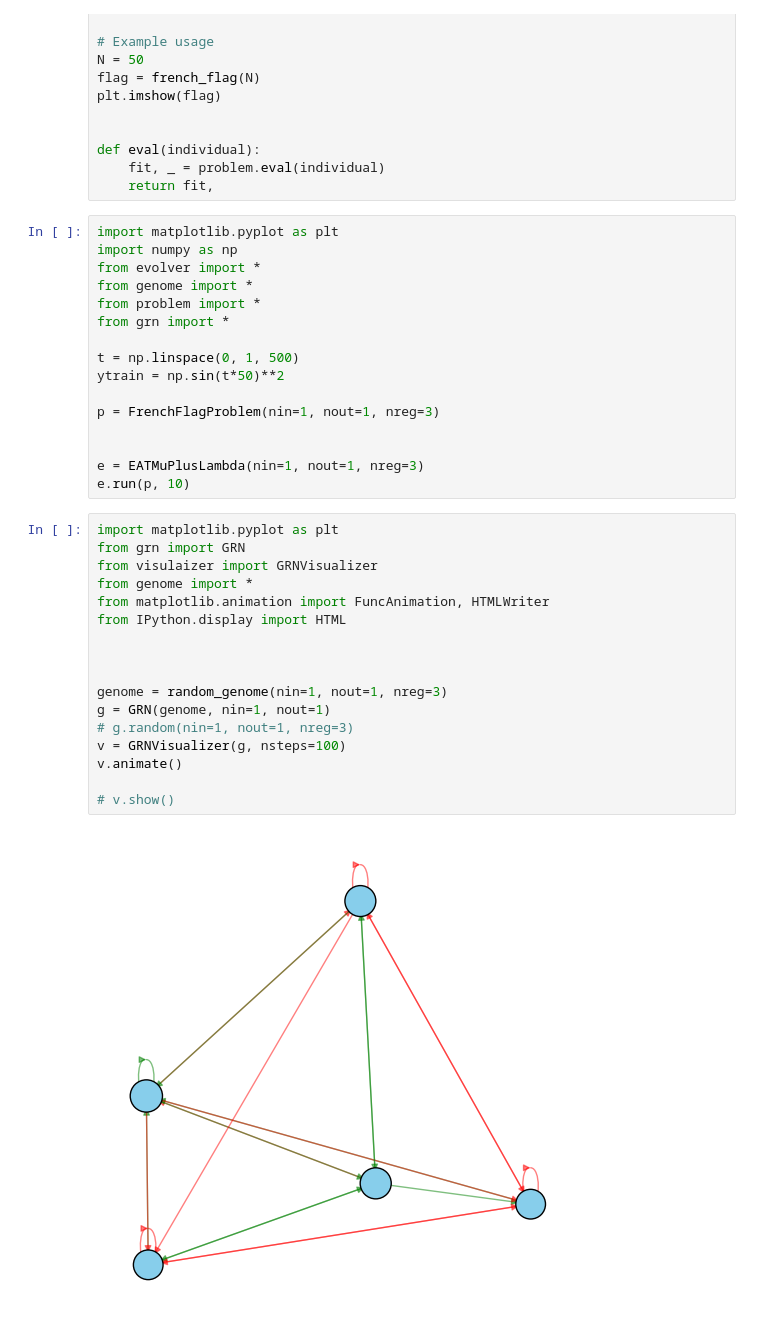
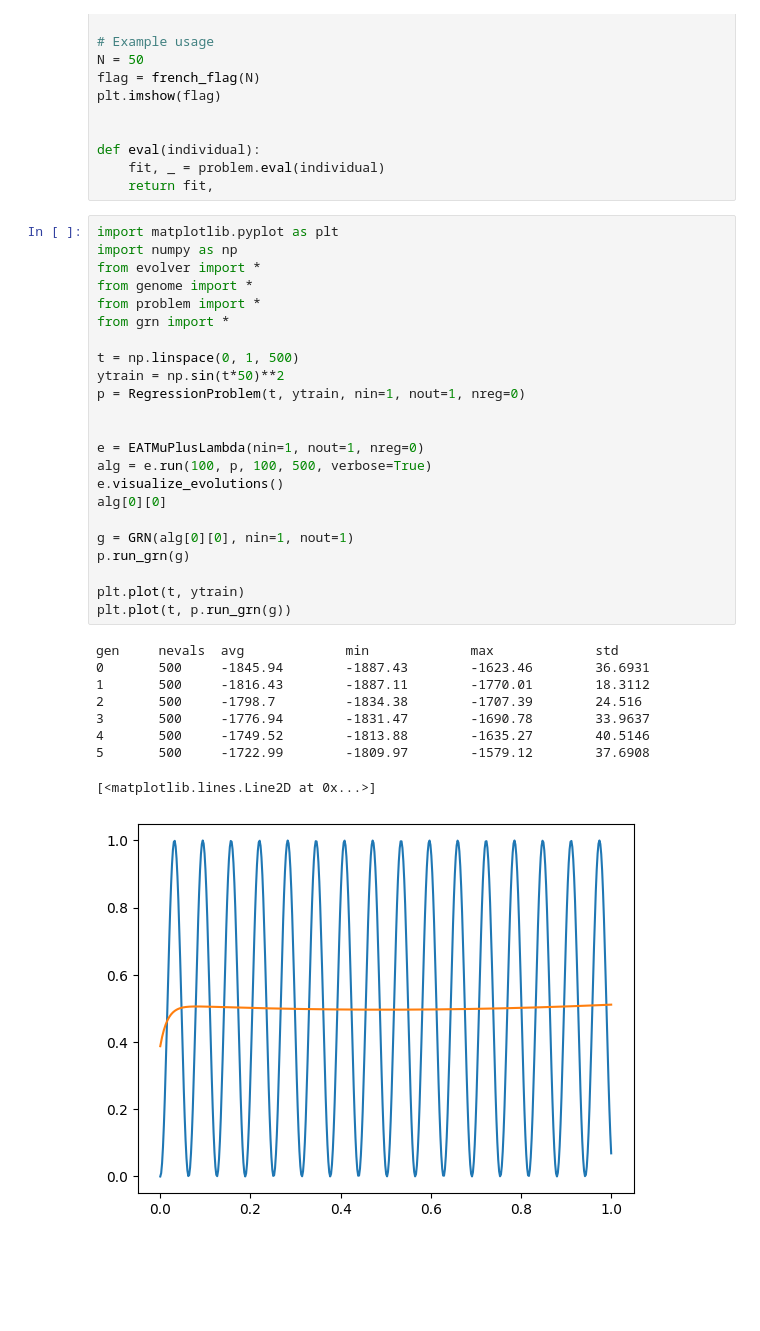
Before and after one commit to joaoMartinSaquet/AGRN, a Jupyter notebook: test.ipynb, the cells around one changed output. Drawn from its saved outputs; the diff is of its cells as text; blank space fills up the shorter version.

```diff
--- a/test.ipynb
+++ b/test.ipynb
@@ -424,28 +413,28 @@ from grn import *
 
 t = np.linspace(0, 1, 500)
 ytrain = np.sin(t*50)**2
-
-p = FrenchFlagProblem(nin=1, nout=1, nreg=3)
+p = RegressionProblem(t, ytrain, nin=1, nout=1, nreg=0)
 
 
-e = EATMuPlusLambda(nin=1, nout=1, nreg=3)
-e.run(p, 10)
+e = EATMuPlusLambda(nin=1, nout=1, nreg=0)
+alg = e.run(100, p, 100, 500, verbose=True)
+e.visualize_evolutions()
+alg[0][0]
+
+g = GRN(alg[0][0], nin=1, nout=1)
+p.run_grn(g)
+
+plt.plot(t, ytrain)
+plt.plot(t, p.run_grn(g))
+# %% [output]
+gen     nevals  avg             min             max             std
+0       500     -1845.94        -1887.43        -1623.46        36.6931
+1       500     -1816.43        -1887.11        -1770.01        18.3112
+2       500     -1798.7         -1834.38        -1707.39        24.516
+3       500     -1776.94        -1831.47        -1690.78        33.9637
+4       500     -1749.52        -1813.88        -1635.27        40.5146
+5       500     -1722.99        -1809.97        -1579.12        37.6908
 # %%
-import matplotlib.pyplot as plt
-from grn import GRN
-from visulaizer import GRNVisualizer
-from genome import *
-from matplotlib.animation import FuncAnimation, HTMLWriter
-from IPython.display import HTML
-
-
-
-genome = random_genome(nin=1, nout=1, nreg=3)
-g = GRN(genome, nin=1, nout=1)
-# g.random(nin=1, nout=1, nreg=3)
-v = GRNVisualizer(g, nsteps=100)
-v.animate()
-
-# v.show()
 # %% [output]
+[<matplotlib.lines.Line2D at 0x...>]
-[figure, old version]
+[figure, new version]
```
Also changed, not shown: parts of 2 cells of this notebook, 7 other files.
